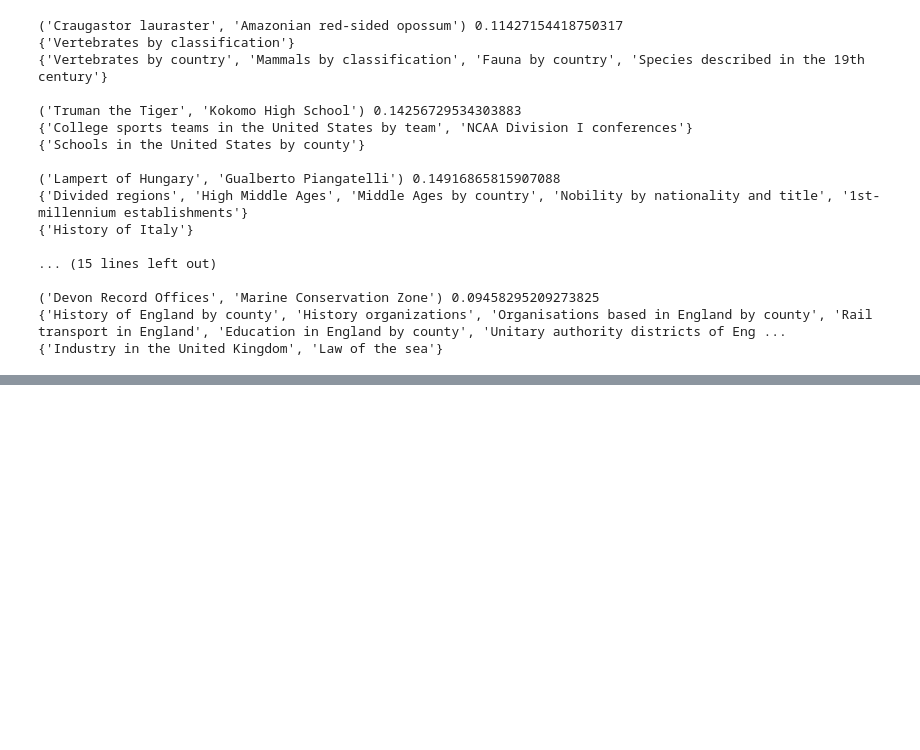
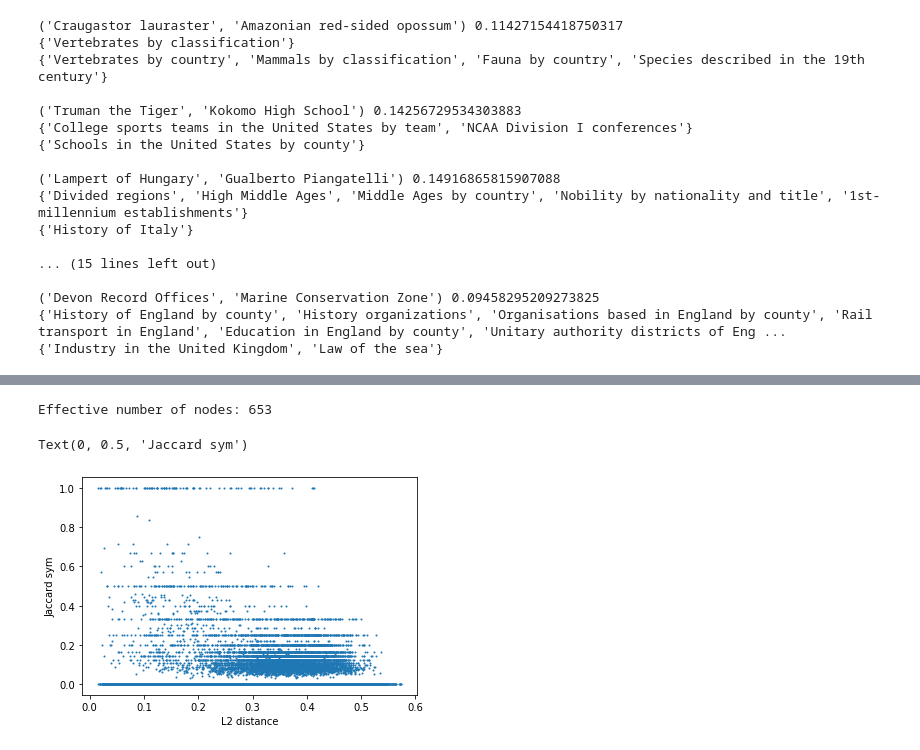
Before and after one commit to Nicolaus93/biggraph, a Jupyter notebook: jupyter/enwiki-2016.ipynb, the cells around one changed output, grey strips where cells are left out. Drawn from its saved outputs; the diff is of its cells as text; code cells hidden in the pictures; blank space fills up the shorter version.

```diff
--- a/jupyter/enwiki-2016.ipynb
+++ b/jupyter/enwiki-2016.ipynb
@@ -296,0 +338,11 @@ for pos, value in enumerate(combinations(titles, 2)):
+# %%
+js, eu_dist, titles = jaccard_vs_distance(x, categories, entities, n=1000)
+# %% [output]
+Effective number of nodes: 653
+# %%
+plt.scatter(eu_dist, js, s=1)
+plt.xlabel("L2 distance")
+plt.ylabel("Jaccard sym")
+# %% [output]
+Text(0, 0.5, 'Jaccard sym')
+[figure, added]
```
Also changed, not shown: parts of 7 cells of this notebook.
